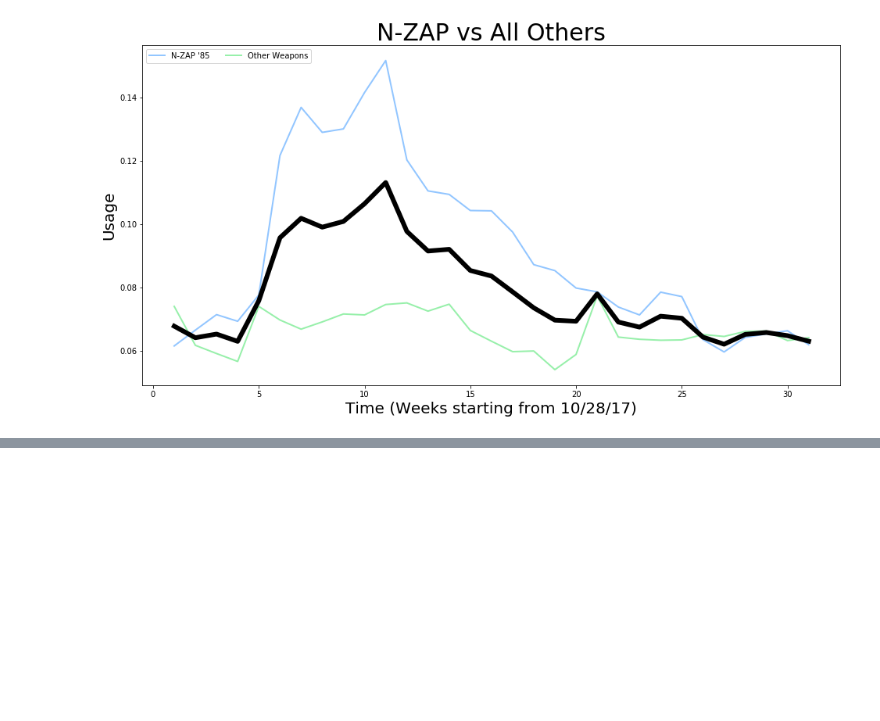
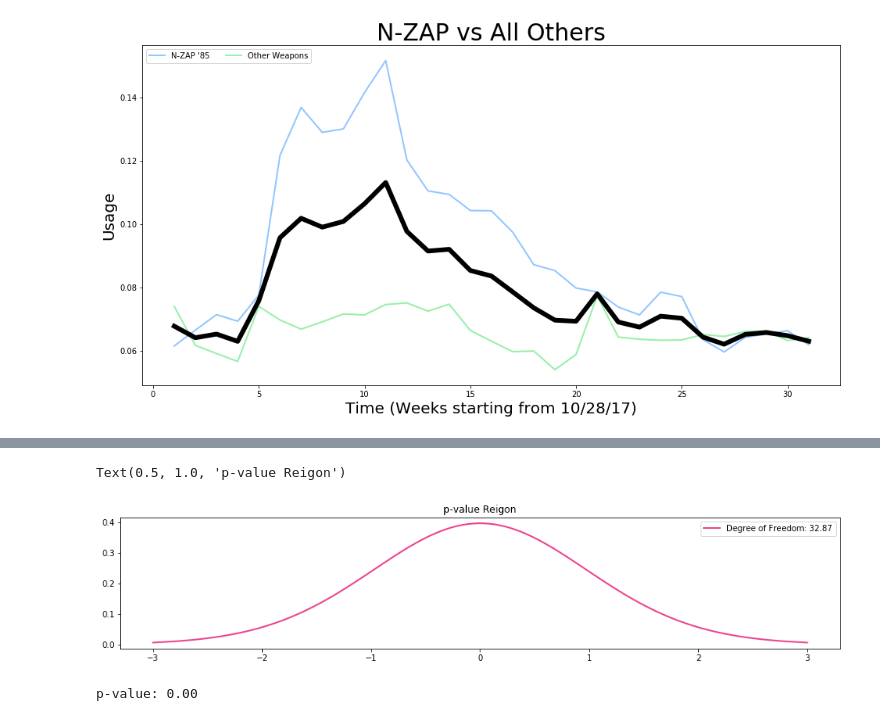
Before and after one commit to Rokushou/Splatoon2_Meta_EDA, a Jupyter notebook: EDA.ipynb, the cells around one changed output, grey strips where cells are left out. Cells and saved outputs as stored; diff of their text form; code cells hidden in the pictures; blank space fills up the shorter version.

```diff
--- a/EDA.ipynb
+++ b/EDA.ipynb
@@ -351,0 +423,20 @@ $$ H_a: \ p_N > p_W $$
+# %%
+# try to shade, but it is off the plot?
+x = np.linspace(-3, 3, num=250)
+
+fig, ax = plt.subplots(1, figsize=(16, 3))
+students = stats.t(df)
+ax.plot(x, students.pdf(x), linewidth=2, label="Degree of Freedom: {:2.2f}".format(df), color=twi_pnk)
+_ = ax.fill_between(x, students.pdf(x), where=(x >= t), color=twi_pnk, alpha=0.25)
+_ = ax.fill_between(x, students.pdf(x), where=(x <= -t), color=twi_pnk, alpha=0.25)
+ax.legend()
+ax.set_title("p-value Reigon")
+# %% [output]
+Text(0.5, 1.0, 'p-value Reigon')
+[figure, added]
+# %%
+# calculate the p-value
+p_value = students.cdf(-t) + (1 - students.cdf(t))
+print("p-value: {:2.2f}".format(p_value))
+# %% [output]
+p-value: 0.00
```
Also changed, not shown: parts of 14 cells of this notebook, 1 other file.
